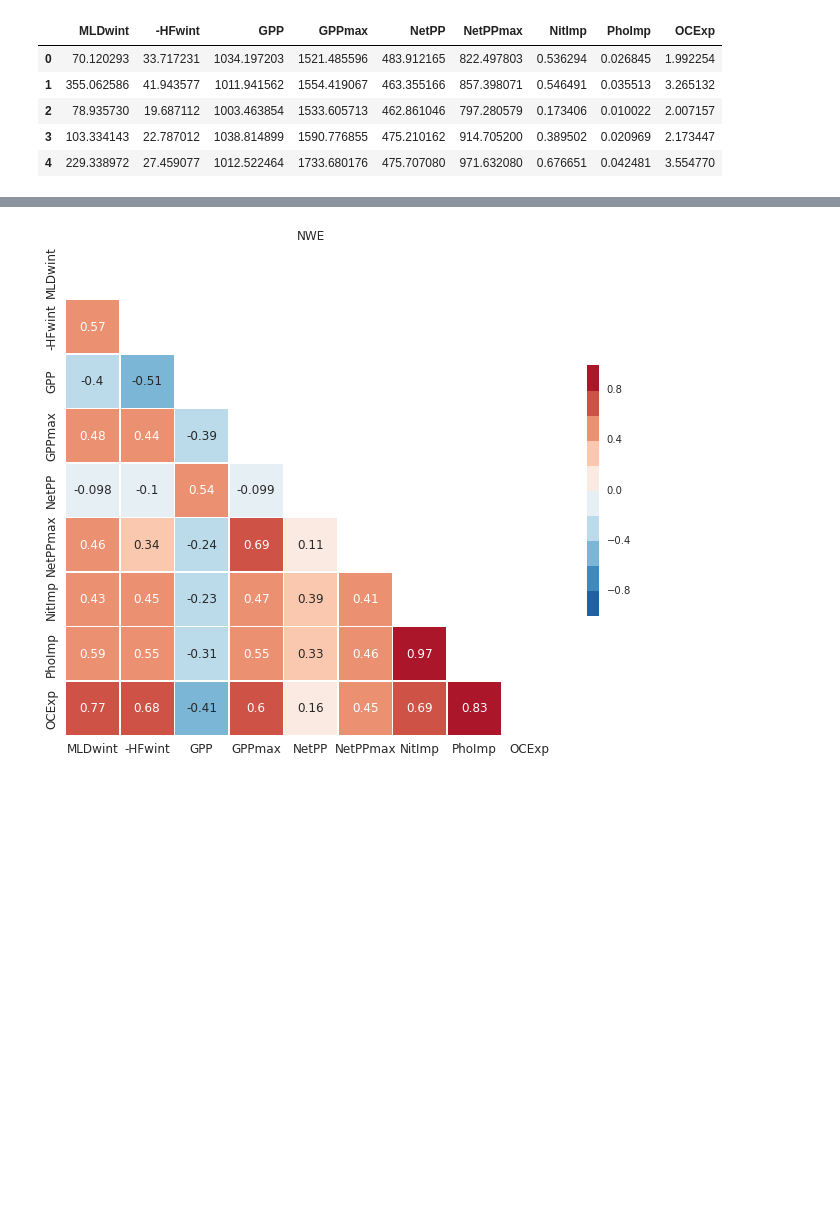
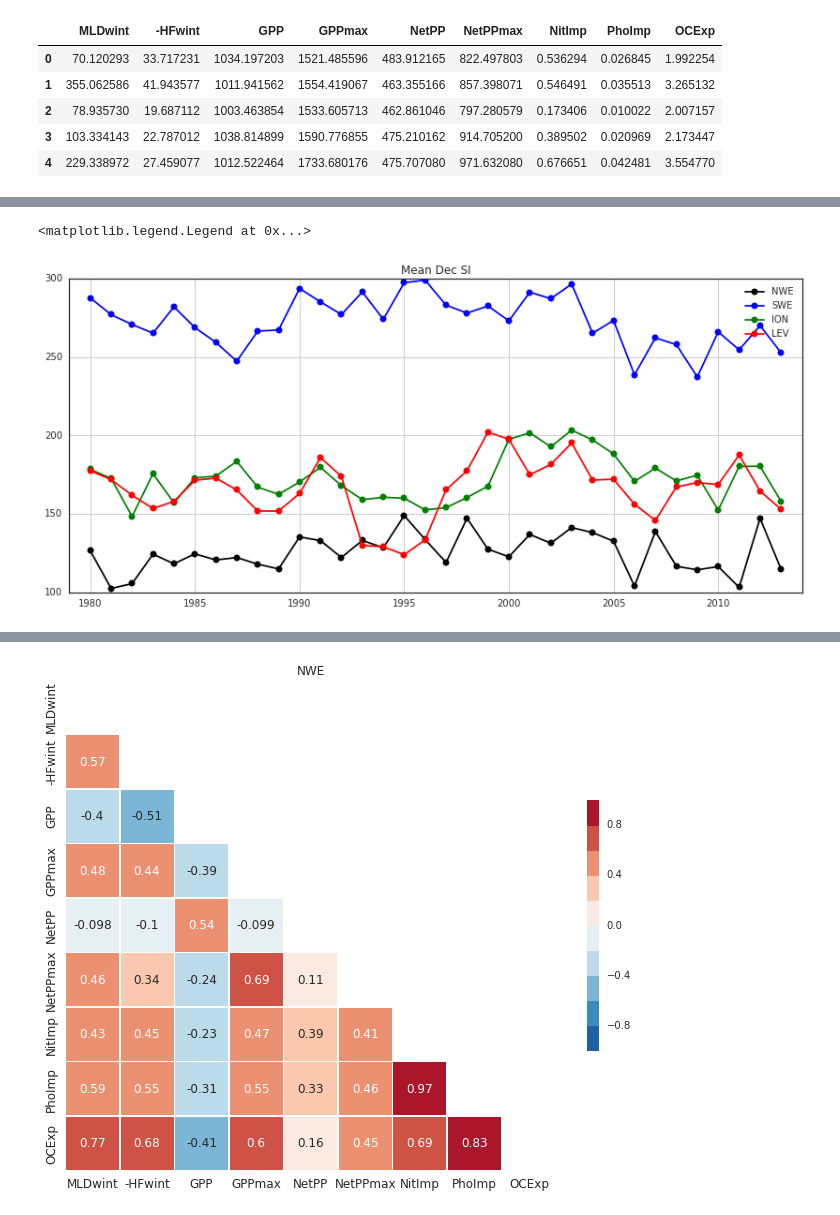
Before and after one commit to dosalex/MY_GIT_REPOS, a Jupyter notebook: CORRELATIONS_COMPUT.ipynb, the cells around one changed output, grey strips where cells are left out. Drawn from its saved outputs; the diff is of its cells as text; code cells hidden in the pictures; blank space fills up the shorter version.

Commit message:
Reworked Stratif Index and Int Chla arrays ; Computed December Mean and Annual Mean respectively ; Computed resulting correlations and plotted Correlation matrices

```diff
--- a/CORRELATIONS_COMPUT.ipynb
+++ b/CORRELATIONS_COMPUT.ipynb
@@ -501,0 +593,6 @@ for basin in region_list:
+# %%
+# Selecting only December data
+
+for basin in region_list:
+    vars()['SI_Dec_'+basin] = vars()['SI_'+basin].loc[(vars()['SI_'+basin]['mm']==12)]
+    vars()['SI_Dec_'+basin]['yy'] = vars()['SI_Dec_'+basin]['yy']+1
@@ -501,0 +615,28 @@ for basin in region_list:
+# %%
+# SI Dec figure
+col_list = ['k','b','g','r']
+count_col=0
+plt.figure(figsize=(14,6))
+
+# Keeping only december values
+for basin in region_list:
+    count = 0
+    vars()['SI_Dec_Mean_'+basin] = np.zeros([34])
+    for y in year_list:
+        #print y
+        #print count
+        vars()['SI_Dec_Mean_'+basin][count] =  vars()['SI_Dec_'+basin].groupby('yy')['SI'].mean()[y]
+        #print vars()['SI_Dec_Mean_'+basin][count]
+        count += 1
+
+    # figure
+    plt.plot(year_list, vars()['SI_Dec_Mean_'+basin], '-o',color=col_list[count_col],label=basin)
+    #plt.plot(year_list, vars()['hf_mean_DJF_'+basin], '-o',color=col_list[count_col],label=basin)
+    count_col += 1
+plt.grid(True)
+plt.title('Mean Dec SI')
+plt.xlim([1979,2014])
+plt.legend()
+# %% [output]
+<matplotlib.legend.Legend at 0x...>
+[figure, added]
```
Also changed, not shown: parts of 16 cells of this notebook.
